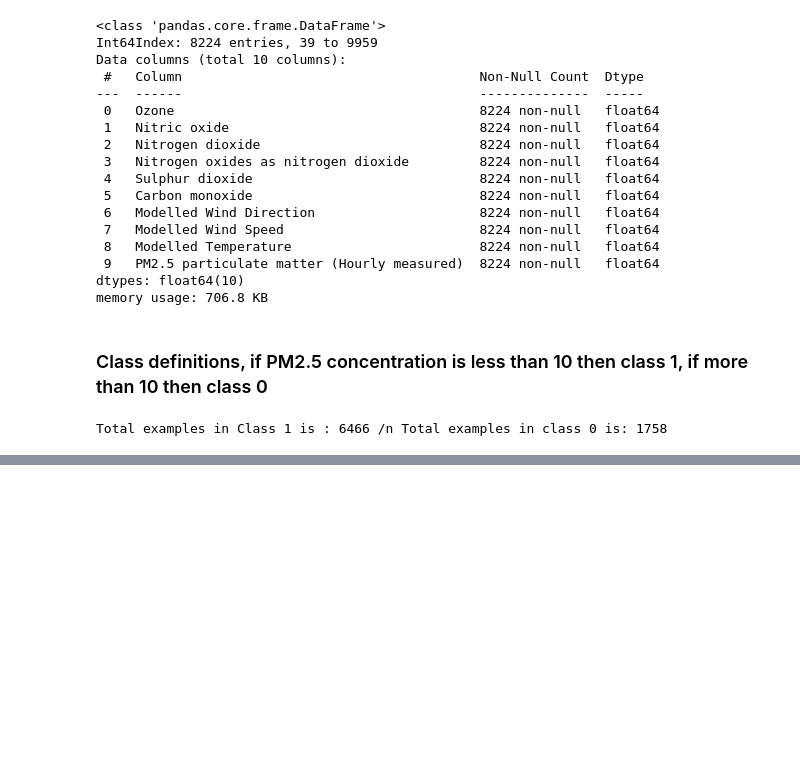
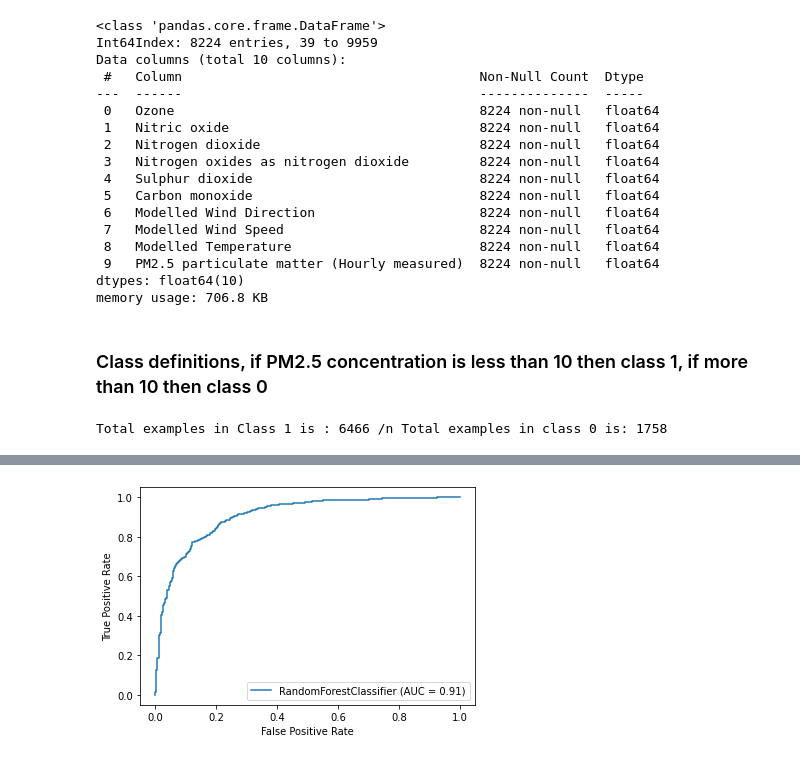
Before and after one commit to szabeenglobal/Classification-of-PM2.5-concentration-using-machine-learning-approach, a Jupyter notebook: Predicting_PM2.5_using_classification_approach.ipynb, the cells around one changed output, grey strips where cells are left out. Cells and saved outputs as stored; diff of their text form; code cells hidden in the pictures; blank space fills up the shorter version.

```diff
--- a/Predicting_PM2.5_using_classification_approach.ipynb
+++ b/Predicting_PM2.5_using_classification_approach.ipynb
@@ -162,0 +247,16 @@ plot ROC curve for each models.
+# %%
+param_grid = {
+    'max_depth':[10,80,90,100,110, 150],
+    'max_features' :[2, 3],
+    'min_samples_leaf':[1, 2, 3, 5],
+    'min_samples_split':[8 , 10 , 12 ],
+    'n_estimators':[ 100 , 200 , 300 , 600]
+
+
+}
+
+randomF = RandomForestClassifier()
+grid_search = GridSearchCV(estimator=randomF, param_grid=param_grid, cv=4, n_jobs= -1, verbose=2)
+grid_search.fit(X_train, y_train)
+grid_search.best_params_
+best_grid =grid_search.best_estimator_
@@ -162,0 +370,4 @@ plot ROC curve for each models.
+# %%
+rf_disp = metrics.plot_roc_curve(best_grid, X_test, y_test)
+# %% [output]
+[figure, added]
```
Also changed, not shown: parts of 23 cells of this notebook.
